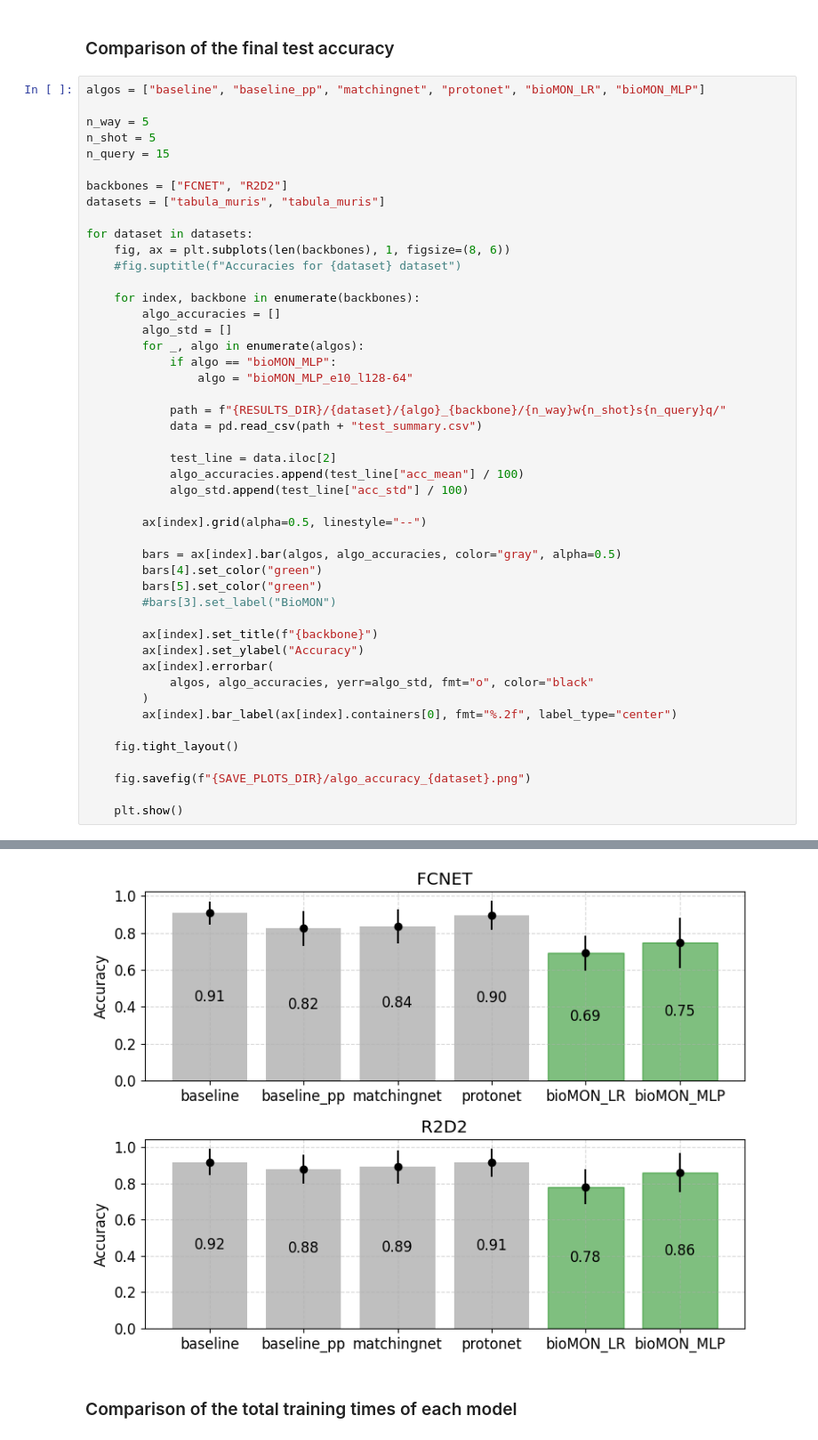
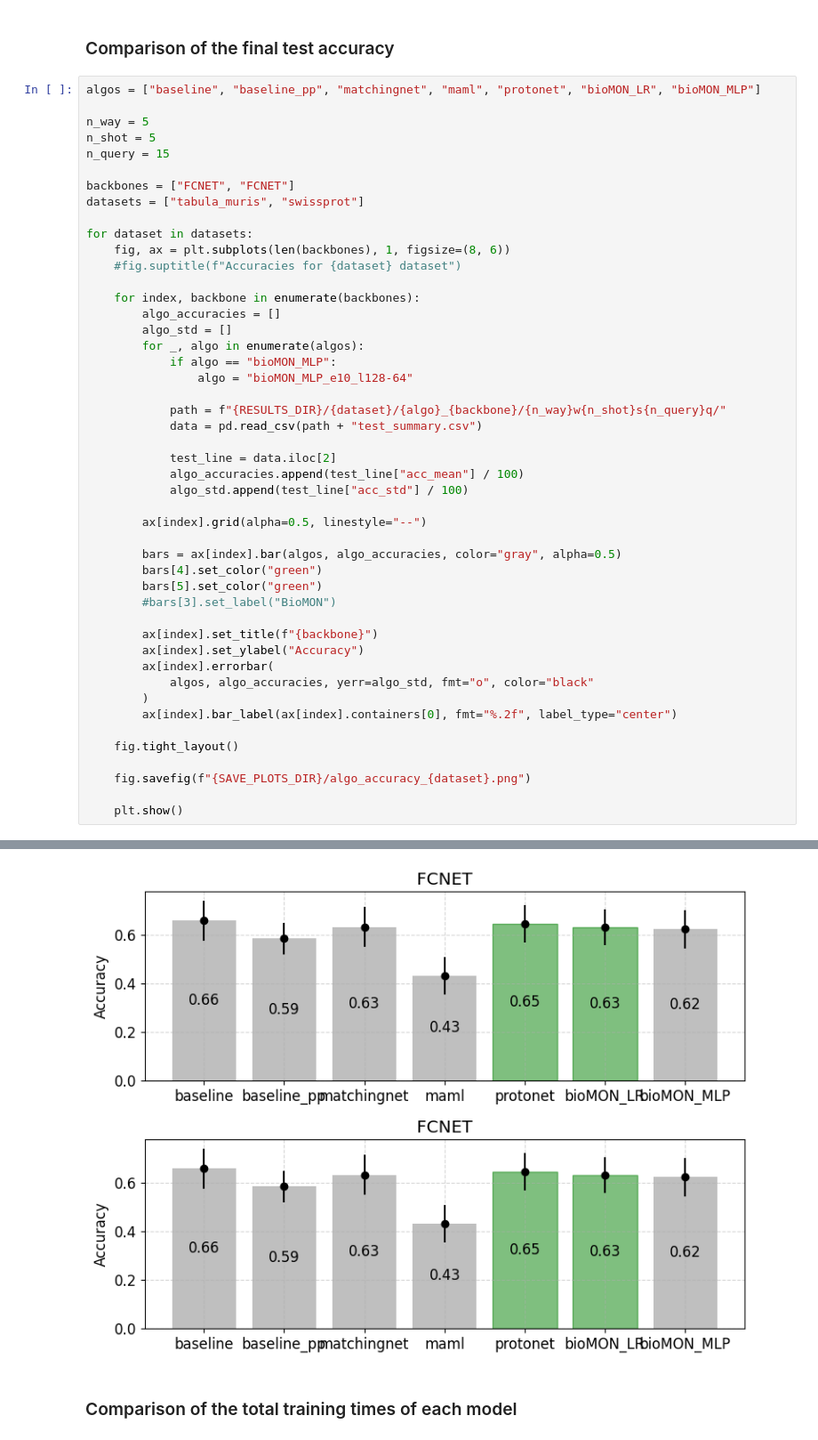
Before and after one commit to MChatzakis/BioMON, a Jupyter notebook: bioMON.ipynb, the cells around one changed output, grey strips where cells are left out. Shown at 89% size. Drawn from its saved outputs; the diff is of its cells as text.

```diff
--- a/bioMON.ipynb
+++ b/bioMON.ipynb
@@ -503,14 +503,14 @@ In this section, we will compare the results of our best-performing bioMON varia
 # %% [markdown]
 ### Comparison of the final test accuracy
 # %%
-algos = ["baseline", "baseline_pp", "matchingnet", "protonet", "bioMON_LR", "bioMON_MLP"]
+algos = ["baseline", "baseline_pp", "matchingnet", "maml", "protonet", "bioMON_LR", "bioMON_MLP"]
 
 n_way = 5
 n_shot = 5
 n_query = 15
 
-backbones = ["FCNET", "R2D2"]
-datasets = ["tabula_muris", "tabula_muris"]
+backbones = ["FCNET", "FCNET"]
+datasets = ["tabula_muris", "swissprot"]
 
 for dataset in datasets:
     fig, ax = plt.subplots(len(backbones), 1, figsize=(8, 6))
@@ -554,4 +554,4 @@ for dataset in datasets:
-[figure, old version]
+[figure, new version]
 # %% [markdown]
 ### Comparison of the total training times of each model
 # %%
```
Also changed, not shown: parts of 1 cell of this notebook, 2 other files.
